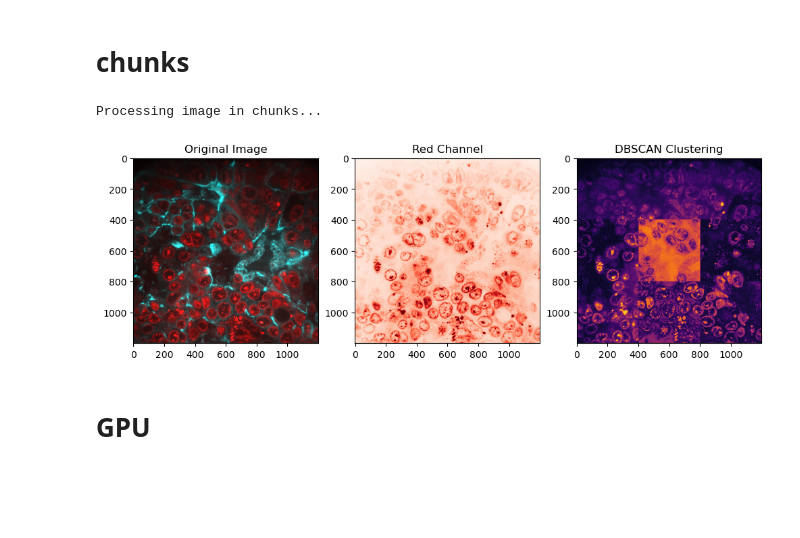
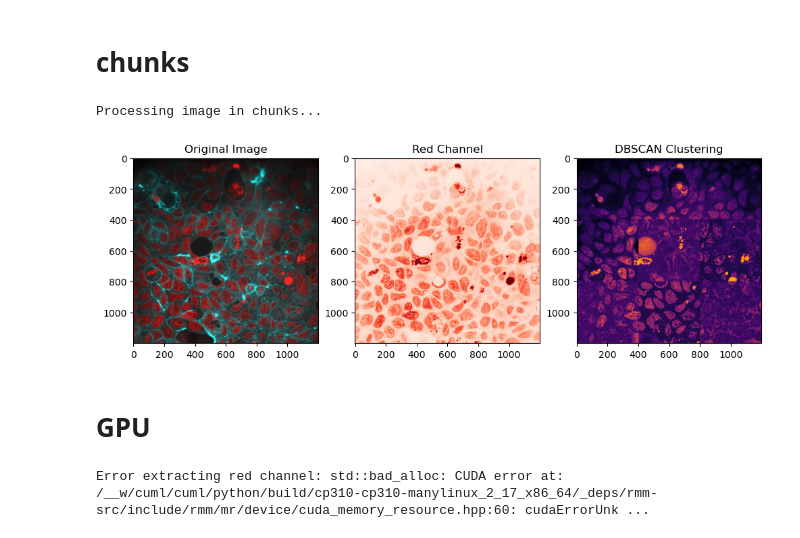
Before and after one commit to Antonio-Maschio/AML_FProject, a Jupyter notebook: main_AM.ipynb, the cells around one changed output. Cells and saved outputs as stored; diff of their text form; code cells hidden in the pictures; blank space fills up the shorter version.

```diff
--- a/main_AM.ipynb
+++ b/main_AM.ipynb
@@ -213,7 +213,7 @@ def extract_red_channel(image):
         print(f"Error extracting red channel: {e}")
         return None
 
-def apply_dbscan_chunked(red_channel, chunk_size, eps=1, min_samples=2):
+def apply_dbscan_chunked(red_channel, chunk_size, eps=0.0001, min_samples=1):
     height, width = red_channel.shape
     labels = np.zeros((height, width), dtype=int) - 1  # Initialize with -1 (unclustered)
 
@@ -232,36 +232,39 @@ def plot_clusters(red_channel, labels):
         plt.figure(figsize=(12, 6))
         plt.subplot(1,3,1)
         plt.title('Original Image')
         plt.imshow(image)
         plt.subplot(1, 3, 2)
         plt.title('Red Channel')
         plt.imshow(red_channel, cmap='Reds')
         plt.subplot(1, 3, 3)
         plt.title('DBSCAN Clustering')
         plt.imshow(labels, cmap='inferno')
         plt.savefig("firstout.png")
 
         plt.show()
     except Exception as e:
         print(f"Error plotting clusters: {e}")
 
 if __name__ == "__main__":
-    image_path = 'image/penetramax/011_z57.png'  # Update this path to your .png file
-    chunk_size = 400  # Define the chunk size
+    image_path = 'image/control/001_z26.png'
+
+    # image_path = 'image/penetramax/011_z57.png'
+
+    chunk_size = 400  # Define the chunk size 400
     image = load_image(image_path)
 
     if image is not None:
         red_channel = extract_red_channel(image)
 
         if red_channel is not None:
             print("Processing image in chunks...")
             labels = apply_dbscan_chunked(red_channel, chunk_size)
 
             if labels is not None:
                 plot_clusters(red_channel, labels)
 # %% [output]
 Processing image in chunks...
-[figure, old version]
+[figure, new version]
 # %% [markdown]
 # GPU
 # %%
@@ -291,13 +294,13 @@ def downsample_image(image, scale_factor):
 
 def extract_red_channel(image):
     try:
-        red_channel = cp.array(image)[:, :, 0].astype(cp.uint8)  # Extract the red channel and ensure it's uint8
+        red_channel = cp.array(image)[:, :, 0].astype(cp.float32)  # Extract the red channel and ensure it's uint8
         return red_channel
     except Exception as e:
         print(f"Error extracting red channel: {e}")
         return None
 
-def apply_dbscan(red_channel, eps=10, min_samples=5):
+def apply_dbscan(red_channel, eps=0.1, min_samples=2): # 0.1, 5
     try:
         # Flatten the 2D red channel into a 1D array of pixel values
         red_flat = red_channel.flatten().reshape(-1, 1)
@@ -311,29 +314,36 @@ def apply_dbscan(red_channel, eps=10, min_samples=5):
 
 def plot_clusters(red_channel, labels):
     try:
-        plt.figure(figsize=(12, 6))
-        plt.subplot(1, 2, 1)
+        plt.figure(figsize=(14, 8))
+        plt.subplot(1,3,1)
+        plt.title('Original')
+        plt.imshow(image)
+        plt.subplot(1, 3, 2)
         plt.title('Red Channel')
         plt.imshow(cp.asnumpy(red_channel), cmap='Reds')
-        plt.subplot(1, 2, 2)
+        plt.subplot(1, 3, 3)
         plt.title('DBSCAN Clustering')
         plt.imshow(cp.asnumpy(labels), cmap='viridis')
+        plt.savefig("gpuout.png")
         plt.show()
     except Exception as e:
         print(f"Error plotting clusters: {e}")
 
 if __name__ == "__main__":
-    image_path = 'image/penetramax/011_z57.png'  # Update this path to your .png file
-    scale_factor = 4  # Reduce the image size by this factor
+    image_path = 'image/control/001_z26.png'  # Update this path to your .png file
+    # scale_factor = 2  # Reduce the image size by this factor
     image = load_image(image_path)
 
     if image is not None:
-        image = downsample_image(image, scale_factor)
+        # image = downsample_image(image, scale_factor)
         red_channel = extract_red_channel(image)
 
         if red_channel is not None:
             print("Processing image with GPU...")
             labels = apply_dbscan(red_channel)
+            print(labels)
 
             if labels is not None:
                 plot_clusters(red_channel, labels)
+# %% [output]
+Error extracting red channel: std::bad_alloc: CUDA error at: /__w/cuml/cuml/python/build/cp310-cp310-manylinux_2_17_x86_64/_deps/rmm-src/include/rmm/mr/device/cuda_memory_resource.hpp:60: cudaErrorUnk ...
```
Also changed, not shown: parts of 1 cell of this notebook, 5 other files.
